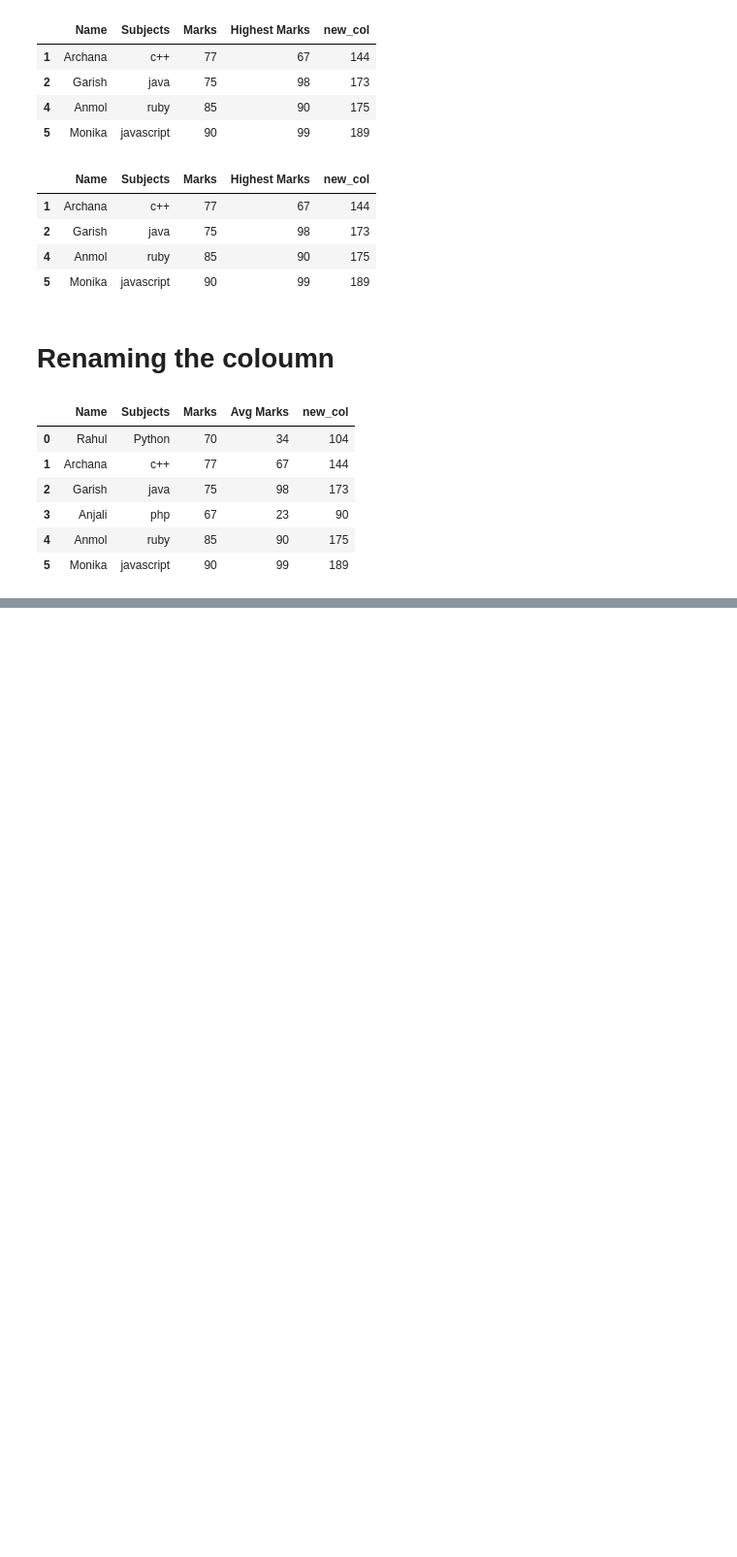
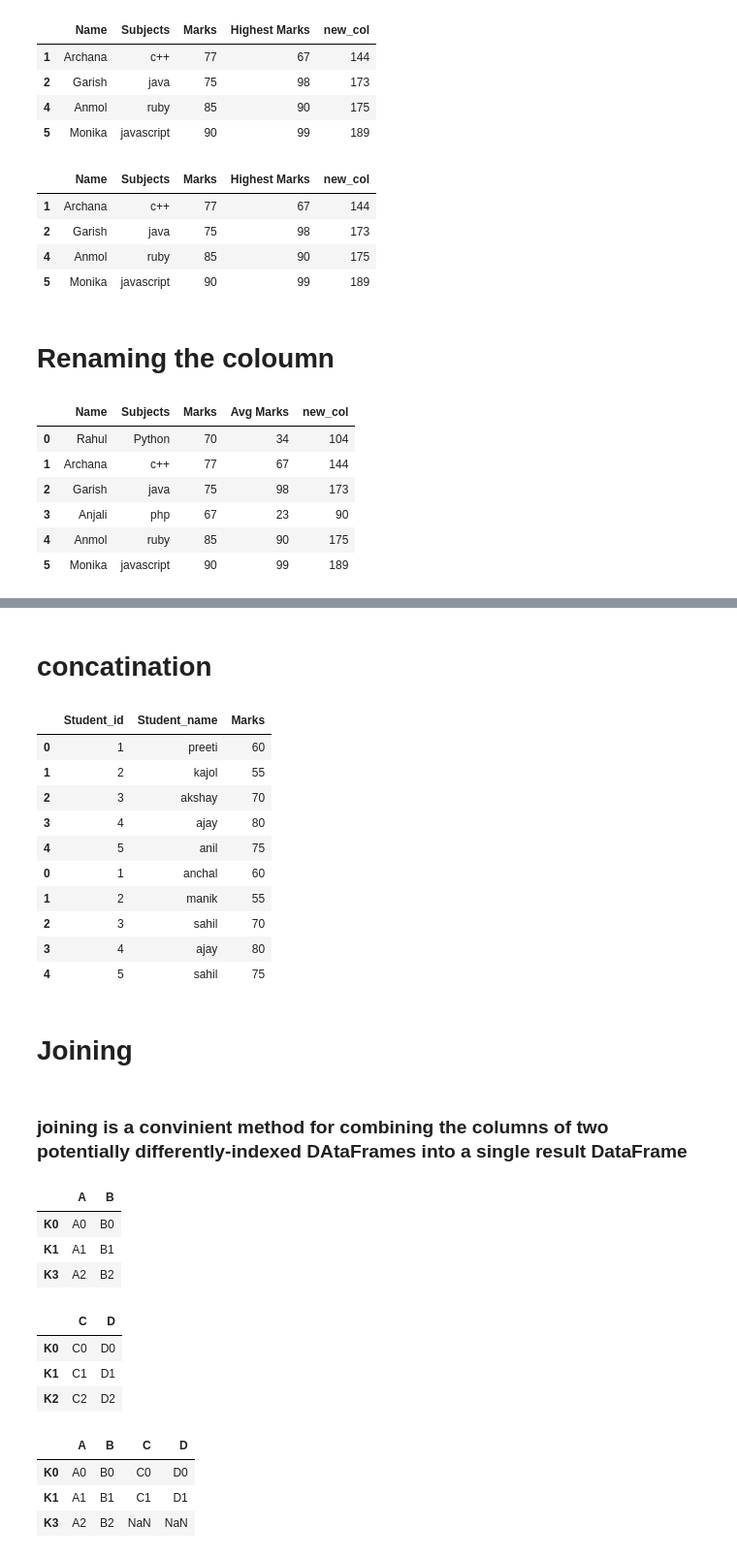
Before and after one commit to ikartik2001/CDAC-PYTHON-WITH-AI, a Jupyter notebook: JUPITER FOLDER (AI)/CLASSES JUPITER/Class 11 -pandas.ipynb, the cells around one changed output, grey strips where cells are left out. Shown: that part at 97% size. Drawn from its saved outputs; the diff is of its cells as text; code cells hidden in the pictures; blank space fills up the shorter version.

```diff
--- a/JUPITER FOLDER (AI)/CLASSES JUPITER/Class 11 -pandas.ipynb
+++ b/JUPITER FOLDER (AI)/CLASSES JUPITER/Class 11 -pandas.ipynb
@@ -313,0 +398,48 @@ d
+# %% [markdown]
+# concatination
+# %%
+pd.concat([df1,df2])
+# %% [output]
+|  | Student_id | Student_name | Marks |
+| 0 | 1 | preeti | 60 |
+| 1 | 2 | kajol | 55 |
+| 2 | 3 | akshay | 70 |
+| 3 | 4 | ajay | 80 |
+| 4 | 5 | anil | 75 |
+| 0 | 1 | anchal | 60 |
+| 1 | 2 | manik | 55 |
+| 2 | 3 | sahil | 70 |
+| 3 | 4 | ajay | 80 |
+| 4 | 5 | sahil | 75 |
+# %% [markdown]
+# Joining
+# %% [markdown]
+### joining is a convinient method for combining the columns of two potentially differently-indexed DAtaFrames into a single result DataFrame
+# %%
+left=pd.DataFrame({'A':['A0','A1','A2'],
+                  'B':['B0','B1','B2']},
+                 index=['K0','K1','K3'])
+
+right=pd.DataFrame({'C':['C0','C1','C2'],
+                  'D':['D0','D1','D2']},
+                 index=['K0','K1','K2'])
+left
+# %% [output]
+|  | A | B |
+| K0 | A0 | B0 |
+| K1 | A1 | B1 |
+| K3 | A2 | B2 |
+# %%
+right
+# %% [output]
+|  | C | D |
+| K0 | C0 | D0 |
+| K1 | C1 | D1 |
+| K2 | C2 | D2 |
+# %%
+left.join(right)
+# %% [output]
+|  | A | B | C | D |
+| K0 | A0 | B0 | C0 | D0 |
+| K1 | A1 | B1 | C1 | D1 |
+| K3 | A2 | B2 | NaN | NaN |
```
Also changed, not shown: parts of 71 cells of this notebook, 11 other files.
